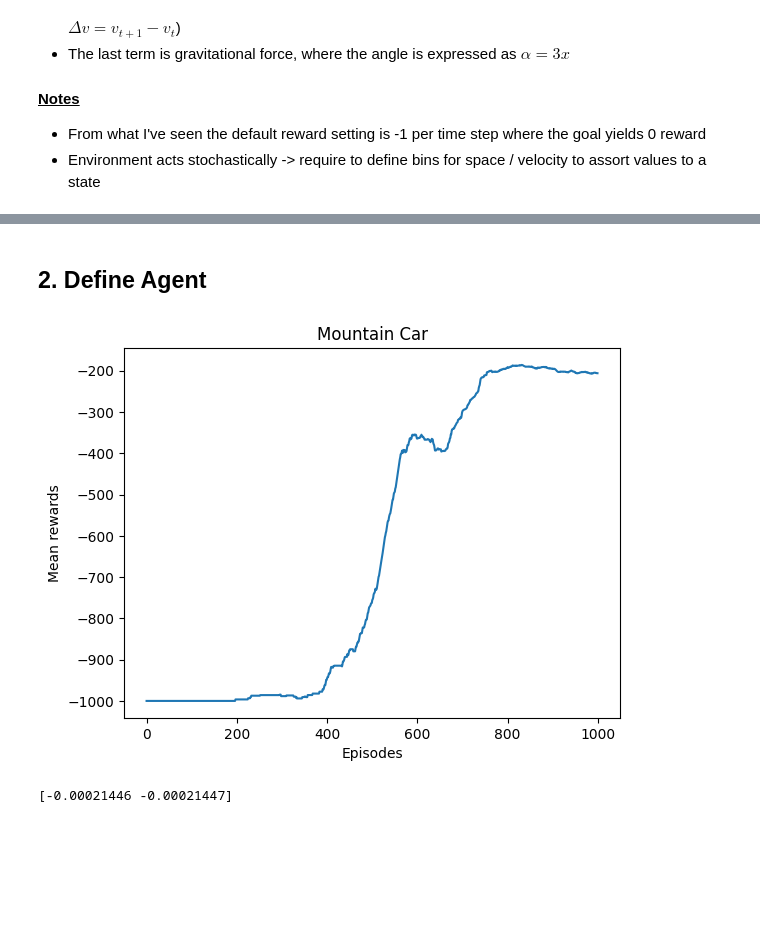
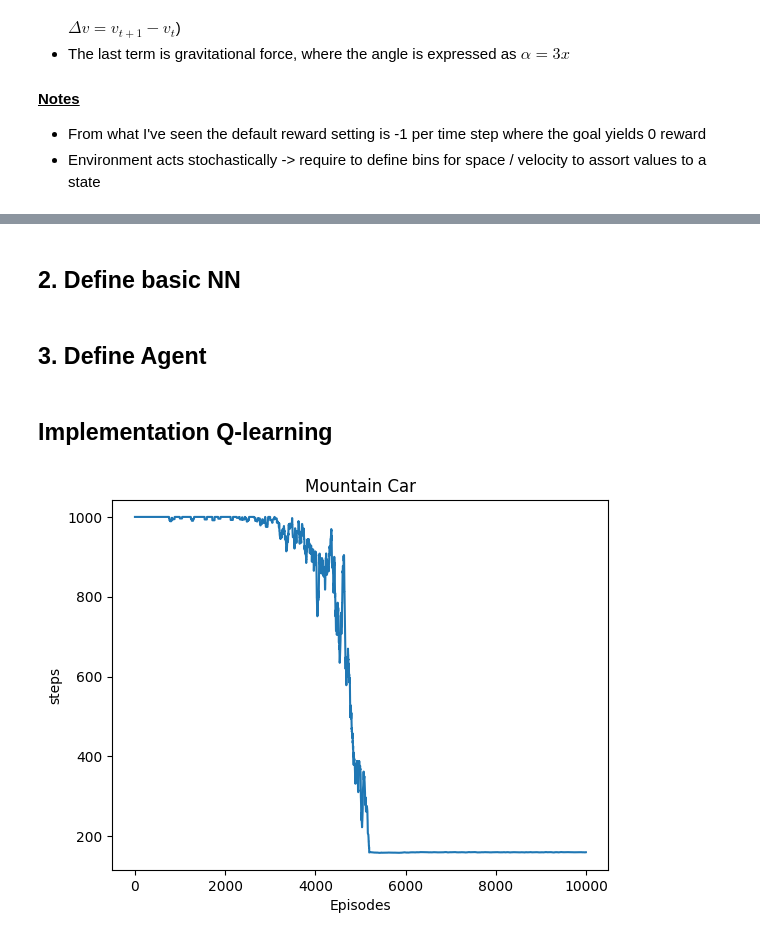
Before and after one commit to LionelSafar/Rolls-Royce-Peak-Plower, a Jupyter notebook: main.ipynb, the cells around one changed output, grey strips where cells are left out. Cells and saved outputs as stored; diff of their text form; code cells hidden in the pictures; blank space fills up the shorter version.

```diff
--- a/main.ipynb
+++ b/main.ipynb
@@ -71,0 +86,13 @@ Physical explanation:
+# %%
+class RandomAgent:
+    def __init__(self, action_space):
+        self.action_space = action_space
+
+    def observe(self, state, action, next_state, reward):
+        pass
+
+    def select_action(self, state):
+        return self.action_space.sample() # take a random action
+
+    def update(self):
+        pass
@@ -71,0 +155,20 @@ Physical explanation:
+# %%
+# run the random Agent 100 times and plot rewards
+random_agent = RandomAgent(env.action_space)
+truncate_list = [-500, -1000, -5000, -10000]
+steps = []
+
+fig, ax = plt.subplots()
+
+for truncate in truncate_list:
+    rewards = run(random_agent, 100, truncate=truncate)
+    steps.append(np.abs(rewards))
+
+    # plot steps taken of current episode
+    ax.scatter(np.arange(1, 101), np.abs(rewards), label=f'threshold: {truncate}')
+
+#ax.hlines(np.abs(5000), 0, 100, colors='red', linestyles='dashed', label='threshold') --> In case we want to plot a threshold line
+ax.set(xlabel='Episode', ylabel='Reward', title='Random Agent')
+
+plt.legend()
+plt.show()
@@ -71,0 +180,2 @@ Physical explanation:
+# %% [markdown]
+## 2. Define basic NN
@@ -72,5 +208,5 @@ Physical explanation:
 # %% [markdown]
-## 2. Define Agent
+## 3. Define Agent
 # %%
 class Agent:
     def __init__(self, observation_space, action_space):
@@ -89,6 +225,8 @@ class Agent:
     def update(self):
         # Update agent's policy based on observed transitions
         pass
+# %% [markdown]
+## Implementation Q-learning
 # %%
 # Example for normal Q-learning without specifying agent class
 
@@ -120,7 +258,7 @@ def run(episodes, is_training=True, render=False):
         f.close()
     # hyperparameters
     learning_rate = 0.9
-    discount_factor = 0.9
+    discount_factor = 0.95
     epsilon = 1 # exploration rate -> start at 100% exploration
     epsilon_decay =  2 / episodes # at 50% of episodes epsilon will be 0 -> only exploitation
 
@@ -156,42 +294,36 @@ def run(episodes, is_training=True, render=False):
             if is_training:
                 q[state_p, state_v, action] = q[state_p, state_v, action] + \
                 learning_rate * (reward + discount_factor * np.max(q[next_state_p, next_state_v, :]) - q[state_p, state_v, action])
 
             # update state and rewards
             state = next_state
             state_p = next_state_p
             state_v = next_state_v
             rewards += reward
 
         # update epsilon
         epsilon = max(0, epsilon - epsilon_decay) # ensure epsilon is not negative
 
         rewards_per_episode[episode] = rewards # store rewards for this episode
 
     env.close()
 
     # Save Q-table
     if is_training:
         f = open('mountain_car.pkl','wb') # open file in write mode
         pickle.dump(q, f)
         f.close()
 
     mean_rewards = np.zeros(episodes)
     for i in range(episodes):
-        mean_rewards[i] = np.mean(rewards_per_episode[max(0, i-100):i+1]) # calculate mean rewards for last 100 episodes -> batches of size 100 to get rewards
-    plt.plot(mean_rewards)
+        mean_rewards[i] = np.mean(rewards_per_episode[max(0, i-50):i+1]) # calculate mean rewards for last 100 episodes -> batches of size 100 to get rewards
+    steps_used = np.abs(mean_rewards)
+    plt.plot(steps_used)
     plt.xlabel('Episodes')
-    plt.ylabel('Mean rewards')
+    plt.ylabel('steps')
     plt.title('Mountain Car')
     plt.show()
     #plt.savefig('mountain_car.png')
-
-run(1000, render=False)
+run(10000, render=False)
 # %% [output]
-[figure, old version]
+[figure, new version]
-# %%
-state = env.reset()[0]
-s, r, t, _, _= env.step(1)
-print(state-s)
-# %% [output]
-[-0.00021446 -0.00021447]
```
Also changed, not shown: parts of 7 cells of this notebook, 2 other files.
